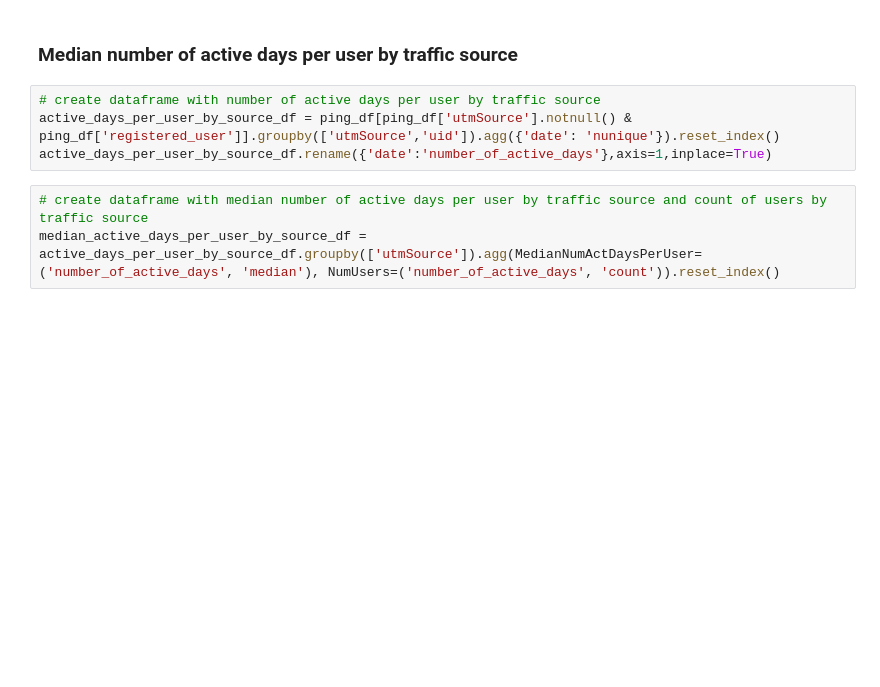
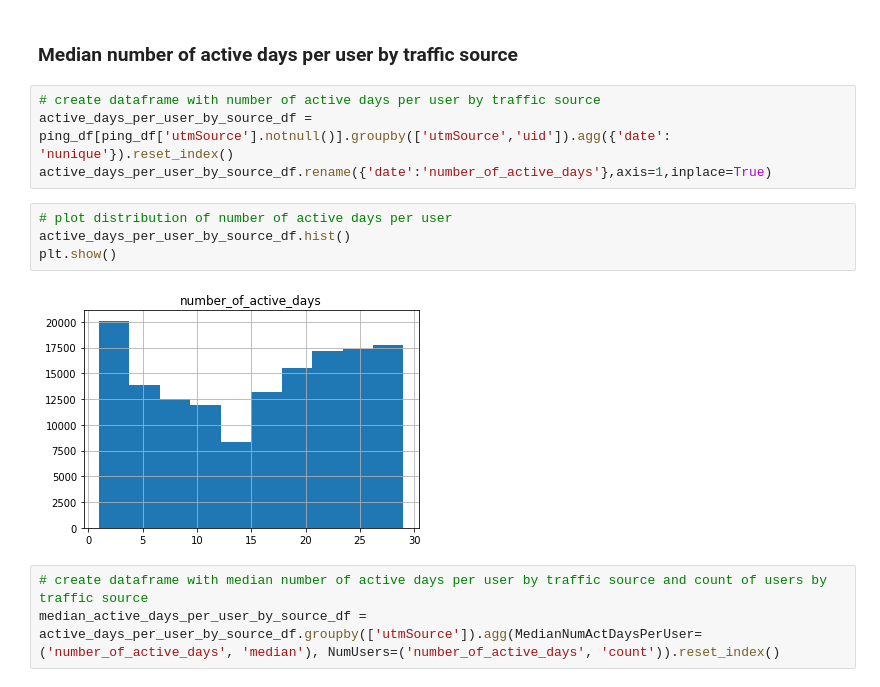
Before and after one commit to rmondini/product-analytics, a Jupyter notebook: Product_Analytics.ipynb, the cells around one changed output. Saved outputs shown, nothing was run; the diff lists cells and outputs as text; blank space fills up the shorter version.

```diff
--- a/Product_Analytics.ipynb
+++ b/Product_Analytics.ipynb
@@ -550,8 +557,14 @@ plt.savefig('./plots/MNPPU_Table.png', bbox_inches='tight', dpi=300)
 ### Median number of active days per user by traffic source
 # %%
 # create dataframe with number of active days per user by traffic source
-active_days_per_user_by_source_df = ping_df[ping_df['utmSource'].notnull() & ping_df['registered_user']].groupby(['utmSource','uid']).agg({'date': 'nunique'}).reset_index()
+active_days_per_user_by_source_df = ping_df[ping_df['utmSource'].notnull()].groupby(['utmSource','uid']).agg({'date': 'nunique'}).reset_index()
 active_days_per_user_by_source_df.rename({'date':'number_of_active_days'},axis=1,inplace=True)
+# %%
+# plot distribution of number of active days per user
+active_days_per_user_by_source_df.hist()
+plt.show()
+# %% [output]
+[figure, added]
 # %%
 # create dataframe with median number of active days per user by traffic source and count of users by traffic source
 median_active_days_per_user_by_source_df = active_days_per_user_by_source_df.groupby(['utmSource']).agg(MedianNumActDaysPerUser=('number_of_active_days', 'median'), NumUsers=('number_of_active_days', 'count')).reset_index()
```
Also changed, not shown: parts of 5 cells of this notebook, 2 other files.
